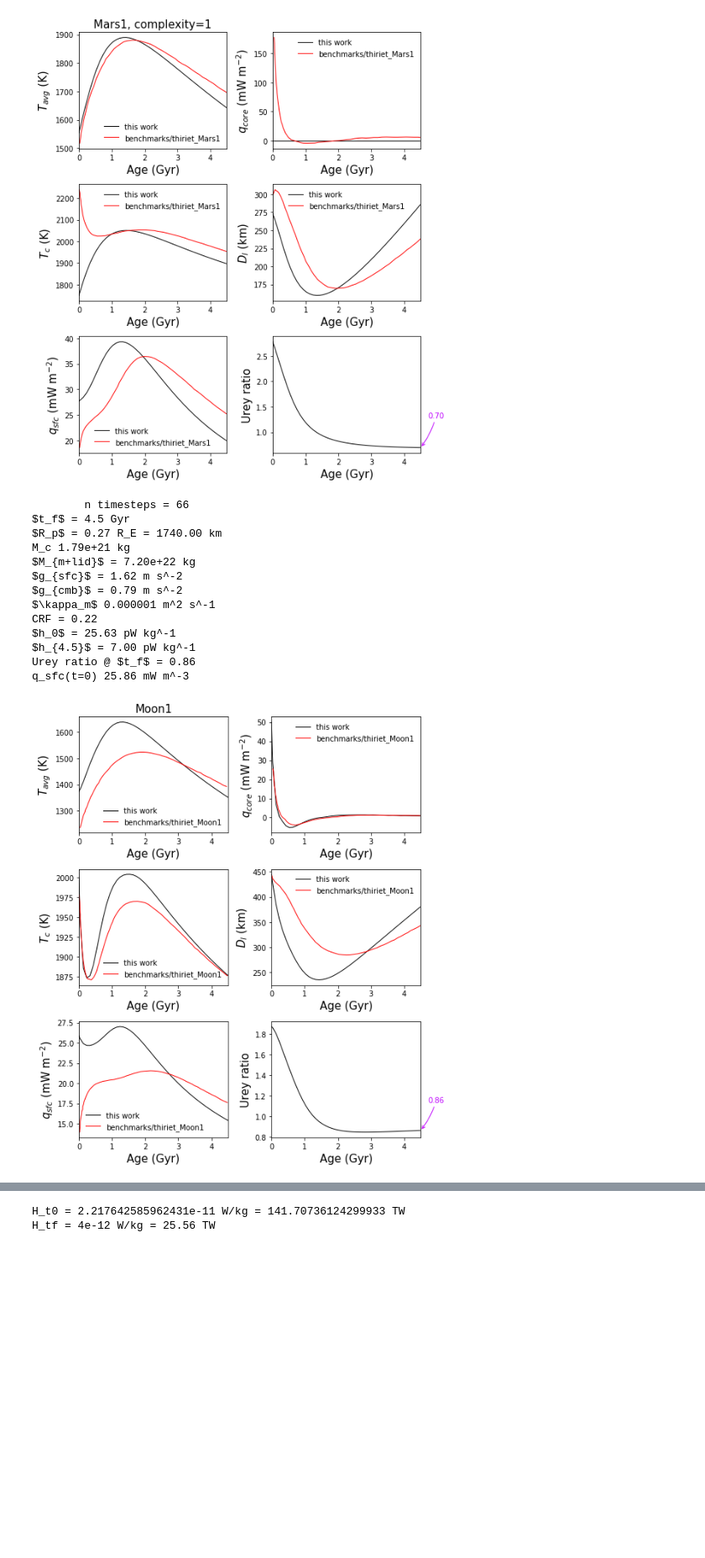
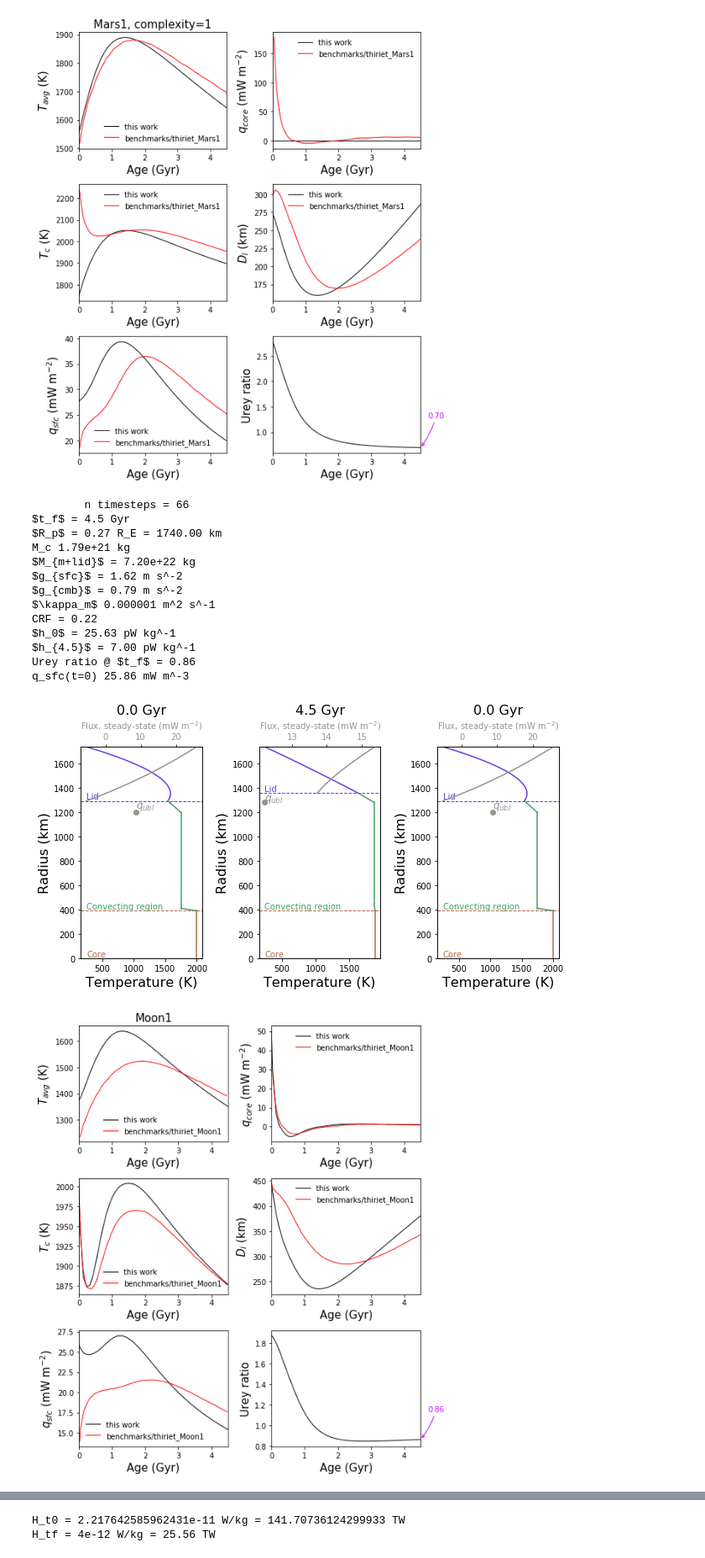
Before and after one commit to clairesworld/exo-top, a Jupyter notebook: thermal_evolution_3layer.ipynb, the cells around one changed output, grey strips where cells are left out. Shown at 84% size. Saved outputs shown, nothing was run; the diff lists cells and outputs as text; code cells hidden in the pictures; blank space fills up the shorter version.

Commit message:
more plots

```diff
--- a/thermal_evolution_3layer.ipynb
+++ b/thermal_evolution_3layer.ipynb
@@ -858,35 +859,36 @@ names = {'T_avg':'$T_{avg}$ (K)', 'q_core':'$q_{core}$ (mW m$^{-2}$)',  'T_c':'$
 ident = 'Moon1'
 
 kwargs = dict(Alb=Alb, rho_m=rho_m, H_0=H_0, c_n=c_n, p_n=p_n, lambda_n=lambda_n,
                  L=L*L_sun, Ra_crit_u=Ra_crit, adiabats=0, R_p0=R_p0, R_c0=R_c0,
                  alpha_m=alpha_m, k_m=k_m, CMF=None, rho_c=rho_c, rho_lith=rho_lith, visc_type='Thi',
                  c_m=c_m, #<----??? TODO: check if you need constant volume c_p
                  c_c=c_c, k_lm=k_lm, beta_u=beta_u, beta_c=beta_c, a_rh=a_rh,
                  Ea=Ea, eta_0=eta_0, T_ref=T_ref, T_s=T_s, M_p=M_p*M_E, a=a*AU2m,
                  T_m0=T_m0, T_c0=T_c0, D_l0 = D_l0, t0=0, tf=t_f*1e9*years2sec)
 
 f_Moon1 = solve(**kwargs)
 
-save=True
-# snaps(f_Moon1, plot_snapshots=[0, 25, -1], fig_path=fig_path, plots_save=save, ident=ident, **kwargs)
+save=False
+snaps(f_Moon1, plot_snapshots=[0, 25, -1], fig_path=fig_path, plots_save=save, ident=ident, **kwargs)
 plot_output(f_Moon1, names, ncols=2, plots_save=save, compare_dir='benchmarks/thiriet_Moon1', ident=ident,
             fig_path=fig_path, **kwargs)
 # plot_qsfc_error(f_Moon1, compare_dir='benchmarks/thiriet_Moon1', fig_path=fig_path, plots_save=save,
 #                   ident=ident, **kwargs)
 # %% [output]
         n timesteps = 66
 $t_f$ = 4.5 Gyr
 $R_p$ = 0.27 R_E = 1740.00 km
 M_c 1.79e+21 kg
 $M_{m+lid}$ = 7.20e+22 kg
 $g_{sfc}$ = 1.62 m s^-2
 $g_{cmb}$ = 0.79 m s^-2
 $\kappa_m$ 0.000001 m^2 s^-1
 CRF = 0.22
 $h_0$ = 25.63 pW kg^-1
 $h_{4.5}$ = 7.00 pW kg^-1
 Urey ratio @ $t_f$ = 0.86
 q_sfc(t=0) 25.86 mW m^-3
-[figure, old version]
+[figure, new version]
+[figure, added]
 # %%
 ######  reproduce Thiriet+ 2019 Mercury1
```
Also changed, not shown: parts of 3 cells of this notebook.
